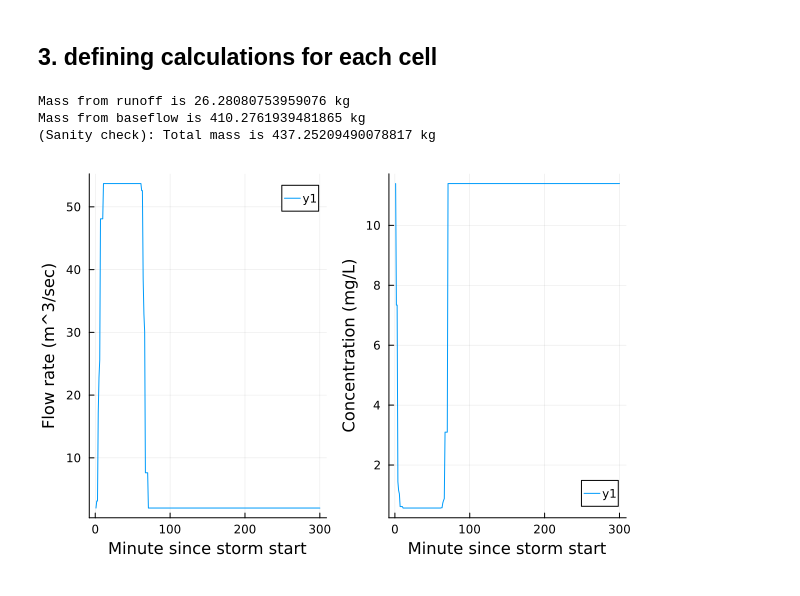
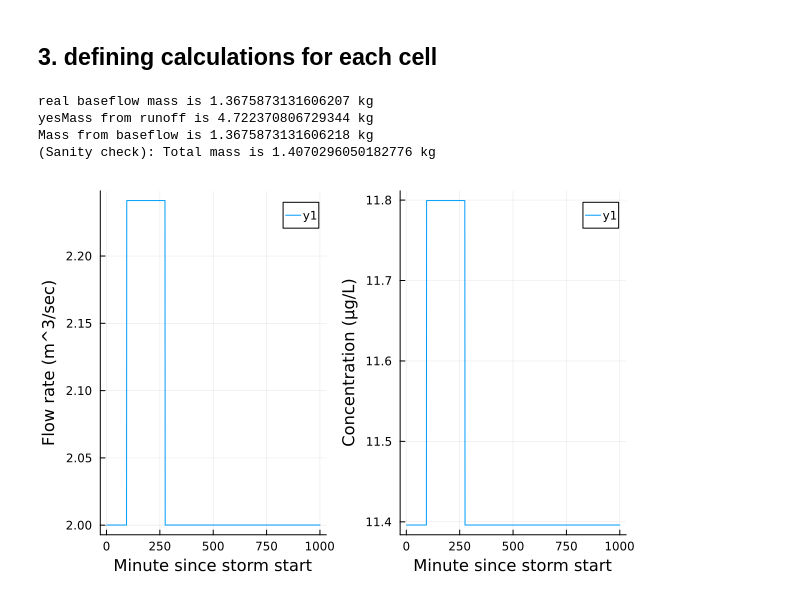
Before and after one commit to ejw224/Elliot-Leah-Mark-final-project, a Jupyter notebook: test code.ipynb, the cells around one changed output. Cells and saved outputs as stored; diff of their text form; code cells hidden in the pictures.

Commit message:
put in real data, still tweaking+trying to fix arithmatic issue

```diff
--- a/test code.ipynb
+++ b/test code.ipynb
@@ -125,10 +202,12 @@ t_c_matrix=zeros(height_watershed_cells, width_watershed_cells); #minutes
 vol_matrix=zeros(height_watershed_cells, width_watershed_cells); #m^3
 C_matrix=zeros(height_watershed_cells, width_watershed_cells); #g/m^3
 
-number_mins=300; #length of time arrays
+number_mins=1000; #length of time arrays
 
-rate_vol_outlet=1.566*49.3/38.6*ones(number_mins); #m^3/sec, array, per minute
-C_outlet=11.396*ones(number_mins); #mg/L baseflow concentration, array, per minute
+rate_vol_outlet=1.566*49.3/38.6*ones(number_mins); #m^3/sec, array, per minute; calculations are area scaling
+C_outlet=11.396*ones(number_mins); #μg/L baseflow concentration, array, per minute; baseflow concentration=11.396
+
+println("real baseflow mass is ", dot(rate_vol_outlet, transpose(C_outlet))/1000/1000*60, " kg")
 
 M_cumulative=0;
 
@@ -136,7 +215,7 @@ for i in 1:height_watershed_cells
     for j in 1:width_watershed_cells
         area_cell_inside=area_cell*map_area[i,j];
         area_ag=area_cell*map_ag[i,j];
-        CN=map_CN[i,j];
+        CN=map_CN[i,j]; #FIXME working here
         distance=map_distance[i,j];
 
         S=25400/CN-254; #mm
@@ -148,7 +227,12 @@ for i in 1:height_watershed_cells
         vol_Q_ag_liters=vol_Q_ag*1000;
 
         t_runoff_start=duration_storm*Ia/depth_Q; #min
-        rate_vol_Q=vol_Q/(duration_storm-t_runoff_start)/60; #m^3/sec
+        if t_runoff_start<duration_storm #FIXME could be causing issues
+            rate_vol_Q=vol_Q/(duration_storm-t_runoff_start)/60; #m^3/sec, for individual cell
+        else
+            rate_vol_Q=0;
+        end
+
 
         M_interacting_manure=d_interacting*density_manure*area_ag; #kg
         M_runoff_ag=vol_Q*1000; #kg
@@ -158,6 +242,8 @@ for i in 1:height_watershed_cells
         M_dissolved_inorg=0; #g
 
         #piecewise function built from plot in Pagliari, 2014
+
+
         if 0<vol_Q_ag_liters/M_interacting_manure<=12.5
             M_dissolved_inorg=((vol_Q_ag_liters/M_interacting_manure-1.7)/10.8*.44+.07)/100*M_interacting_inorg; #g
         elseif 12.5<vol_Q_ag_liters/M_interacting_manure <= 50.8
@@ -166,21 +252,27 @@ for i in 1:height_watershed_cells
             M_dissolved_inorg=((vol_Q_ag_liters/M_interacting_manure-50.8)/(101.7/50.8)*(0-.06)+.97)/100*M_interacting_inorg; #g
         end
 
-        #println(M_dissolved_inorg) #FIXME temp
+
+
+        if !isnan(M_dissolved_inorg)
+            M_cumulative += M_dissolved_inorg; #g, doesn't consider baseflow phosphorus
+        end
+
 
         t_runoff_start_matrix[i,j]=t_runoff_start;
         t_c_matrix[i,j]=0.0078*map_distance[i,j]^0.77/(map_elevation[i,j]/map_distance[i,j])^0.385; #minutes
         vol_matrix[i,j]=vol_Q;
 
+
         if !isnan(M_dissolved_inorg) && vol_Q != 0 #avoid NaN values in the concentration matrix when no runoff is occurring, etc
             C_matrix[i,j]=M_dissolved_inorg/vol_Q; #g/m^3=mg/L
         end
 
-        M_cumulative += M_dissolved_inorg; #g, doesn't consider baseflow phosphorus
+
 
         for k=1:length(rate_vol_outlet)
-            if t_runoff_start+t_c_matrix[i,j]<k<t_runoff_start+duration_storm+t_c_matrix[i,j]
-                temp_C_outlet=(C_outlet[k]*rate_vol_outlet[k]+C_matrix[i,j]*rate_vol_Q)/(rate_vol_outlet[k]+rate_vol_Q);
+            if t_runoff_start+t_c_matrix[i,j] <=  k <= t_runoff_start+duration_storm+t_c_matrix[i,j]
+                temp_C_outlet=(C_outlet[k]*rate_vol_outlet[k] + C_matrix[i,j]*rate_vol_Q*1000)/(rate_vol_outlet[k]+rate_vol_Q); #μg/L
                 C_outlet[k] = temp_C_outlet
                 rate_vol_outlet[k] += rate_vol_Q;
             end
@@ -190,15 +282,16 @@ end
 
 
 println("Mass from runoff is ",M_cumulative/1000, " kg"); #returns cumulative mass in kg
-println("Mass from baseflow is ", 1.566 *49.3/38.6*number_mins*60*11.396/1000, " kg")
-println("(Sanity check): Total mass is ", dot(rate_vol_outlet, transpose(C_outlet))/1000*60, " kg");
+println("Mass from baseflow is ", 1.566 *49.3/38.6*number_mins*60*11.396/1000/1000, " kg") #reasonably sure this is correct
+println("(Sanity check): Total mass is ", dot(rate_vol_outlet, transpose(C_outlet))/1000/1000*60, " kg");
 # %% [output]
-Mass from runoff is 26.28080753959076 kg
-Mass from baseflow is 410.2761939481865 kg
-(Sanity check): Total mass is 437.25209490078817 kg
+real baseflow mass is 1.3675873131606207 kg
+yesMass from runoff is 4.722370806729344 kg
+Mass from baseflow is 1.3675873131606218 kg
+(Sanity check): Total mass is 1.4070296050182776 kg
 # %%
 plot_flow=plot(1:number_mins, rate_vol_outlet, xlabel="Minute since storm start", ylabel="Flow rate (m^3/sec)")
-plot_C=plot(1:number_mins, C_outlet, xlabel="Minute since storm start", ylabel="Concentration (mg/L)")
+plot_C=plot(1:number_mins, C_outlet, xlabel="Minute since storm start", ylabel="Concentration (μg/L)")
 plot(plot_flow, plot_C)
 # %% [output]
-[figure, old version]
+[figure, new version]
```
Also changed, not shown: parts of 6 cells of this notebook, 8 other files.
